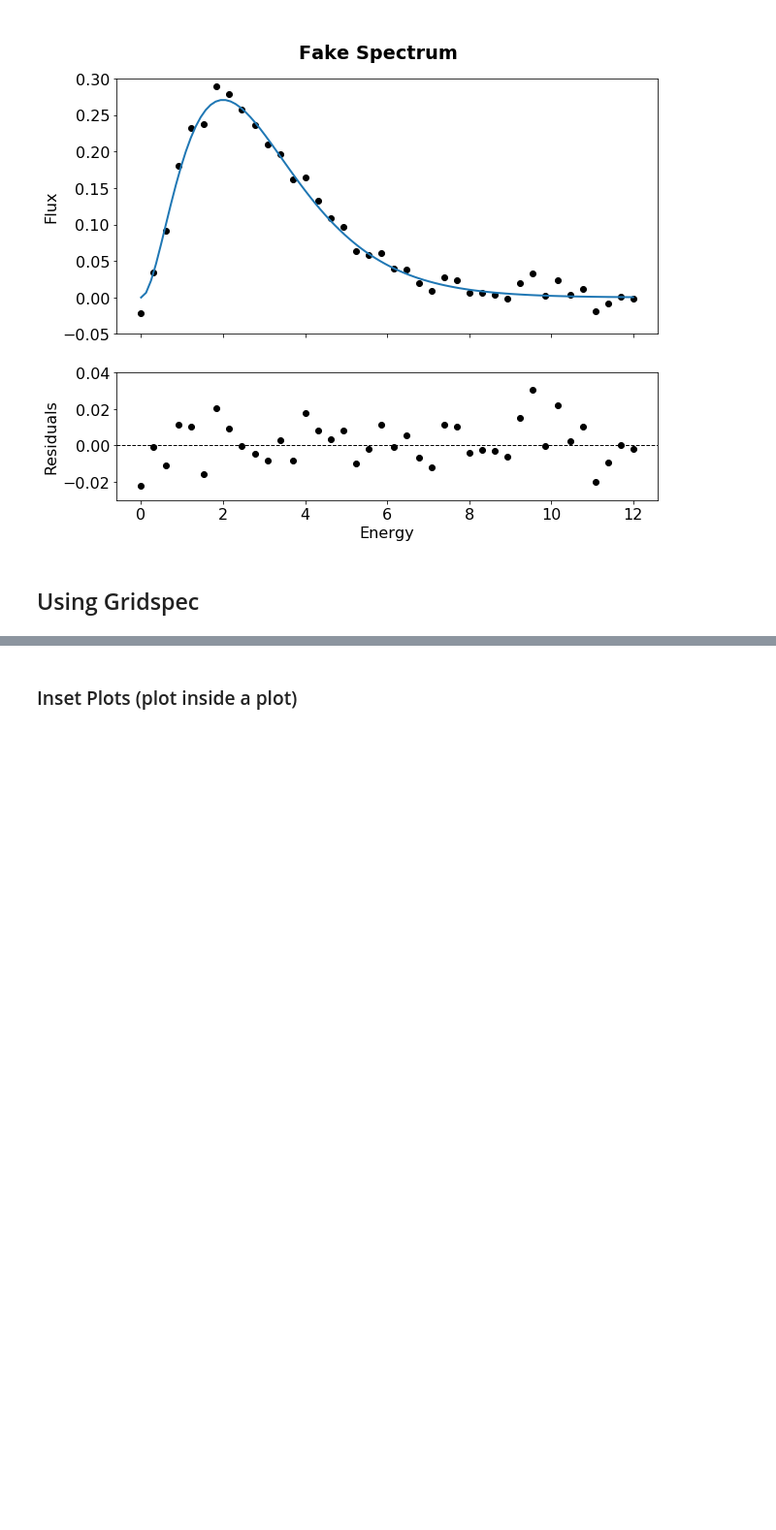
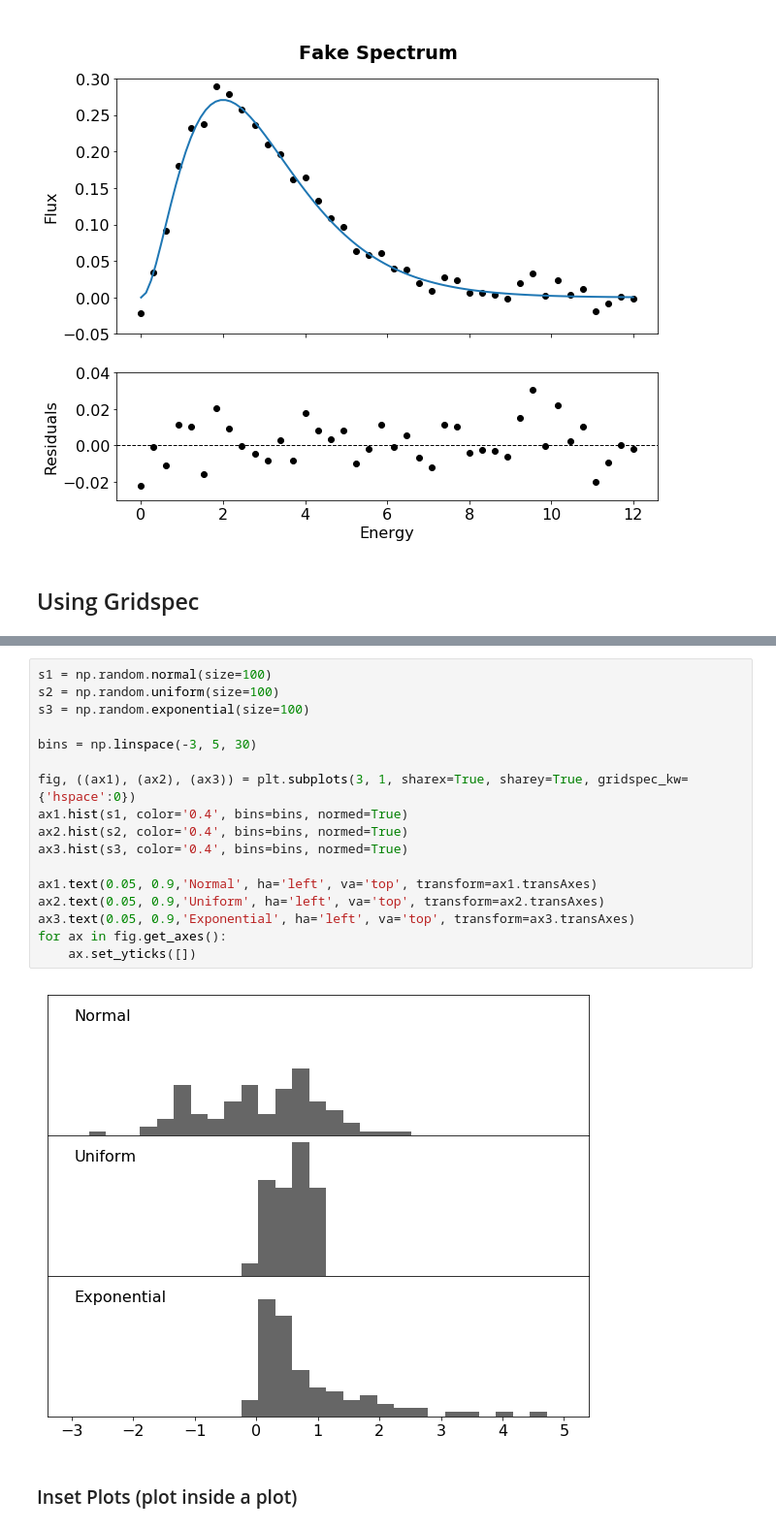
Before and after one commit to ftorradeflot/PythonMasterIFAE, a Jupyter notebook: matplotlib.ipynb, the cells around one changed output, grey strips where cells are left out. Shown at 97% size. Drawn from its saved outputs; the diff is of its cells as text; blank space fills up the shorter version.

```diff
--- a/matplotlib.ipynb
+++ b/matplotlib.ipynb
@@ -505,3 +517,22 @@ side_histogram.set_xticks(side_histogram.get_xticks()[1:])
+# %%
+s1 = np.random.normal(size=100)
+s2 = np.random.uniform(size=100)
+s3 = np.random.exponential(size=100)
+
+bins = np.linspace(-3, 5, 30)
+
+fig, ((ax1), (ax2), (ax3)) = plt.subplots(3, 1, sharex=True, sharey=True, gridspec_kw={'hspace':0})
+ax1.hist(s1, color='0.4', bins=bins, normed=True)
+ax2.hist(s2, color='0.4', bins=bins, normed=True)
+ax3.hist(s3, color='0.4', bins=bins, normed=True)
+
+ax1.text(0.05, 0.9,'Normal', ha='left', va='top', transform=ax1.transAxes)
+ax2.text(0.05, 0.9,'Uniform', ha='left', va='top', transform=ax2.transAxes)
+ax3.text(0.05, 0.9,'Exponential', ha='left', va='top', transform=ax3.transAxes)
+for ax in fig.get_axes():
+    ax.set_yticks([])
+# %% [output]
+[figure, added]
 # %% [markdown]
 <a id=inset_plots></a>
 ### Inset Plots (plot inside a plot)
```
Also changed, not shown: parts of 2 cells of this notebook.
